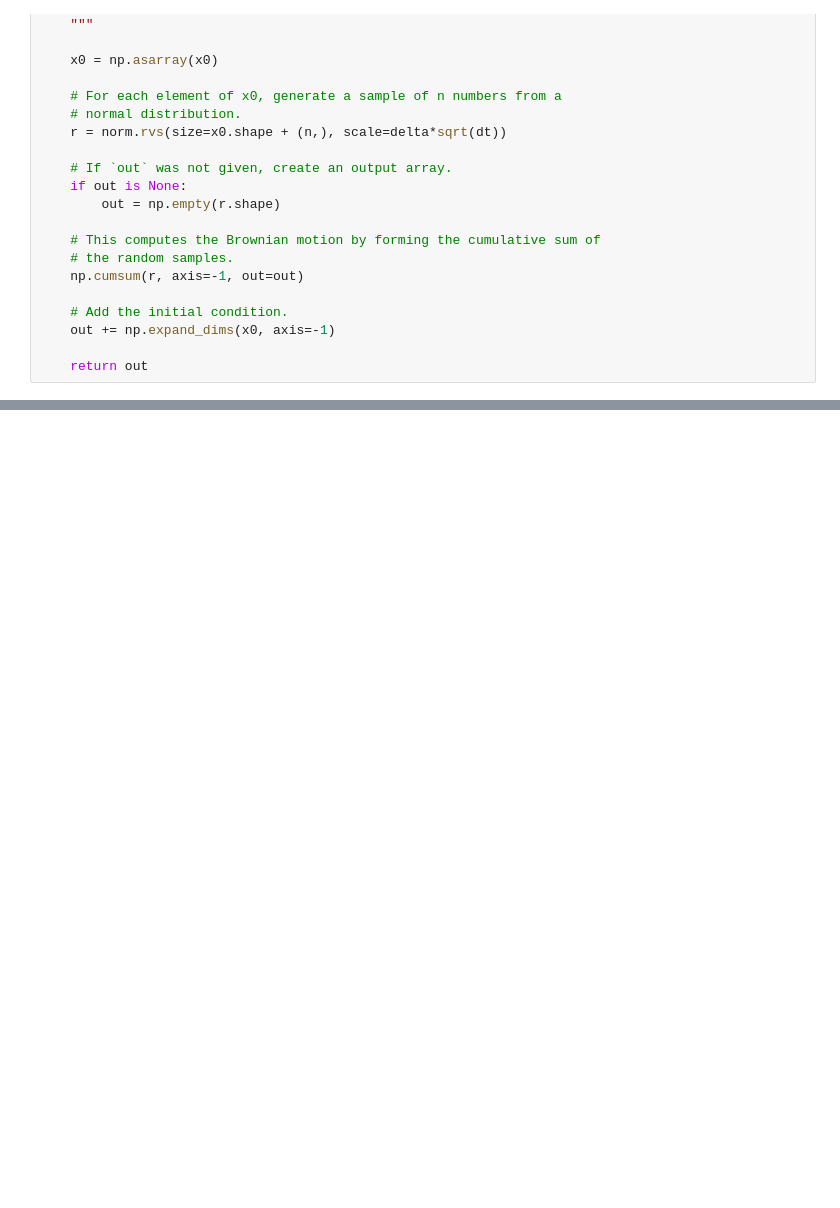
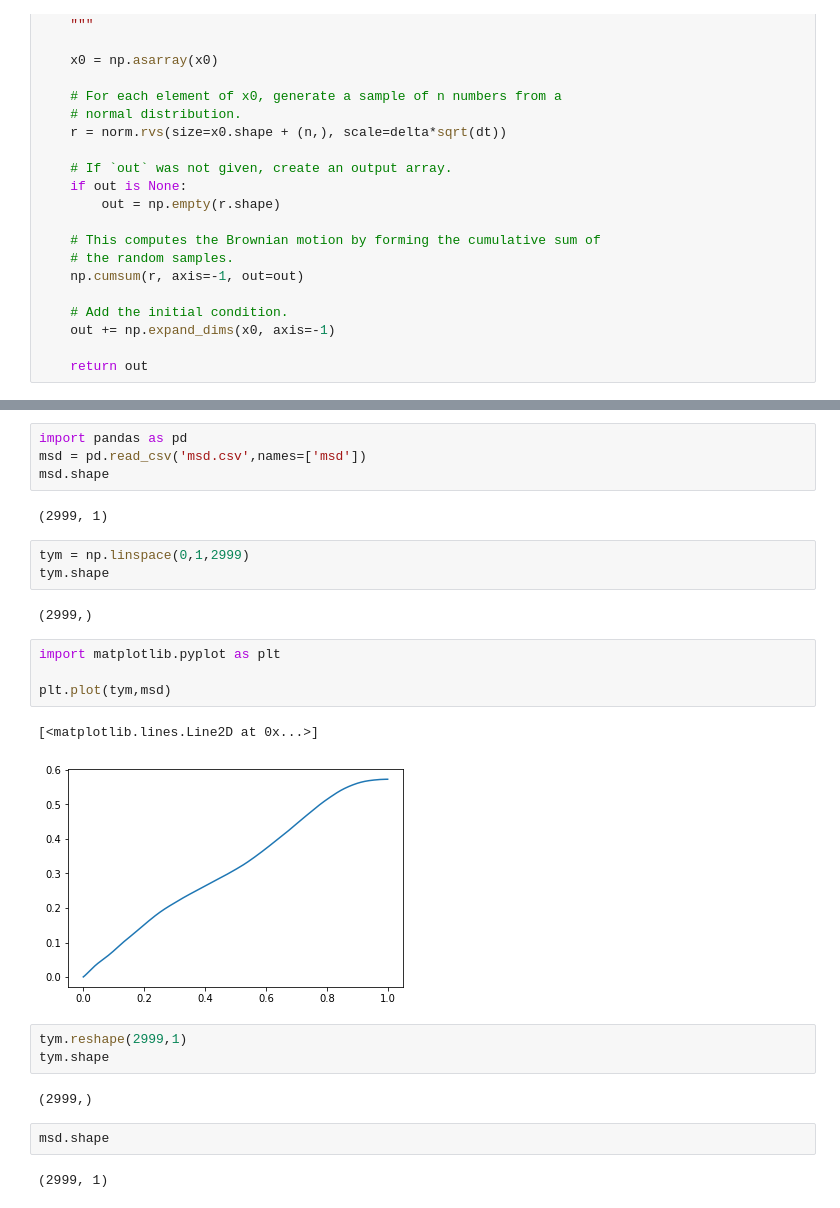
Before and after one commit to SamMachariaPhD/simulate201819, a Jupyter notebook: brownian1.ipynb, the cells around one changed output, grey strips where cells are left out. Drawn from its saved outputs; the diff is of its cells as text; blank space fills up the shorter version.

```diff
--- a/brownian1.ipynb
+++ b/brownian1.ipynb
@@ -170,0 +154,27 @@ plot(dt1,sqDiff)
+# %%
+import pandas as pd
+msd = pd.read_csv('msd.csv',names=['msd'])
+msd.shape
+# %% [output]
+(2999, 1)
+# %%
+tym = np.linspace(0,1,2999)
+tym.shape
+# %% [output]
+(2999,)
+# %%
+import matplotlib.pyplot as plt
+
+plt.plot(tym,msd)
+# %% [output]
+[<matplotlib.lines.Line2D at 0x...>]
+[figure, added]
+# %%
+tym.reshape(2999,1)
+tym.shape
+# %% [output]
+(2999,)
+# %%
+msd.shape
+# %% [output]
+(2999, 1)
```
Also changed, not shown: parts of 35 cells of this notebook.
